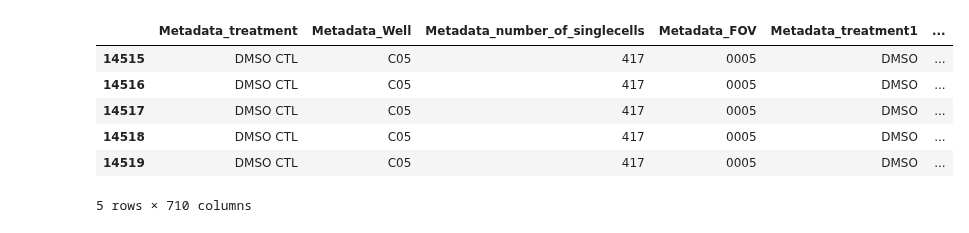
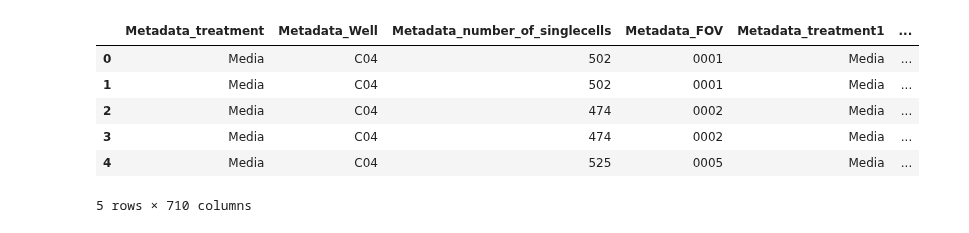
Before and after one commit to MikeLippincott/pyroptosis_live-cell_timelapse, a Jupyter notebook: Wave1_data/6.mAP_analysis/notebooks/2.run_map_on_percentages_of_cells.ipynb, the cells around one changed output. Drawn from its saved outputs; the diff is of its cells as text; code cells hidden in the pictures.

```diff
--- a/Wave1_data/6.mAP_analysis/notebooks/2.run_map_on_percentages_of_cells.ipynb
+++ b/Wave1_data/6.mAP_analysis/notebooks/2.run_map_on_percentages_of_cells.ipynb
@@ -129,20 +132,20 @@ sc_metadata_cols_to_drop = [
 ]
 # %%
 data_file_path = pathlib.Path(
-    "../../4.processing_profiled_features/data/preprocessed_data/live_cell_pyroptosis_wave1_sc_first_time_norm_fs.parquet"
+    "../../4.processing_profiled_features/data/preprocessed_data/live_cell_pyroptosis_wave1_sc_first_time_norm_fs_subset.parquet"
 ).resolve(strict=True)
 df = pd.read_parquet(data_file_path)
 df.reset_index(drop=True, inplace=True)
 df = df[~df.Metadata_serum.str.contains("NuSerum")]
 
 df.head()
 # %% [output]
 |  | Metadata_treatment | Metadata_Well | Metadata_number_of_singlecells | Metadata_FOV | Metadata_treatment1 | ... |
-| 14515 | DMSO CTL | C05 | 417 | 0005 | DMSO | ... |
-| 14516 | DMSO CTL | C05 | 417 | 0005 | DMSO | ... |
-| 14517 | DMSO CTL | C05 | 417 | 0005 | DMSO | ... |
-| 14518 | DMSO CTL | C05 | 417 | 0005 | DMSO | ... |
-| 14519 | DMSO CTL | C05 | 417 | 0005 | DMSO | ... |
+| 0 | Media | C04 | 502 | 0001 | Media | ... |
+| 1 | Media | C04 | 502 | 0001 | Media | ... |
+| 2 | Media | C04 | 474 | 0002 | Media | ... |
+| 3 | Media | C04 | 474 | 0002 | Media | ... |
+| 4 | Media | C04 | 525 | 0005 | Media | ... |
 5 rows × 710 columns
 # %%
 random.seed(set_seed)
```
Also changed, not shown: parts of 3 cells of this notebook, 3 other files.
